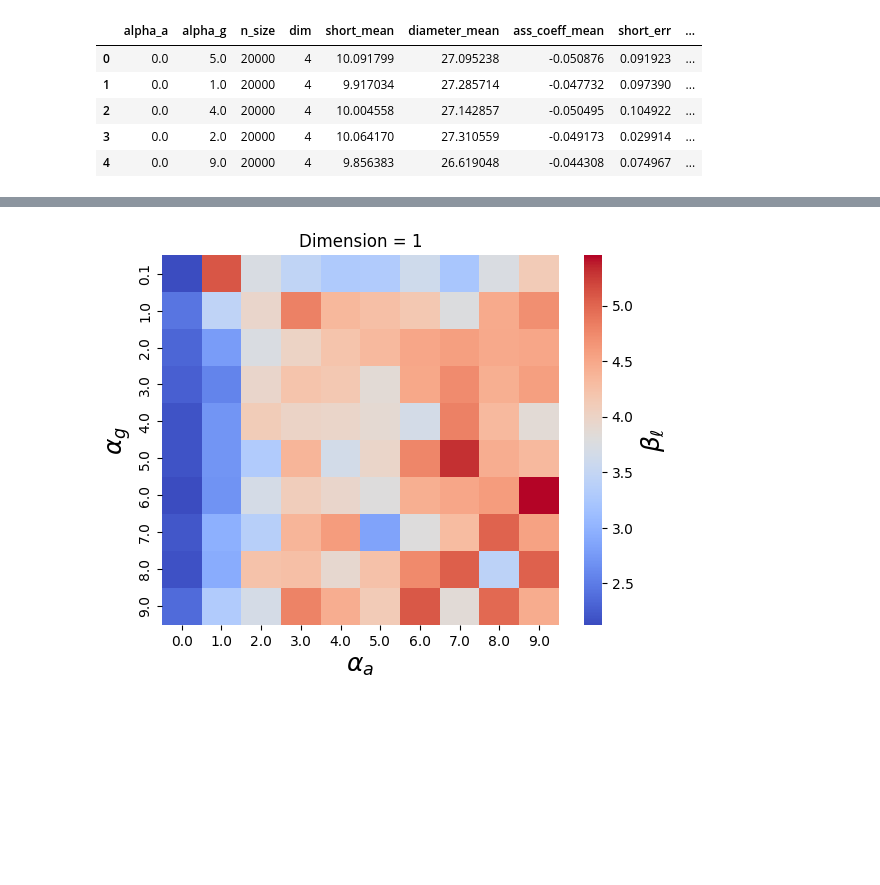
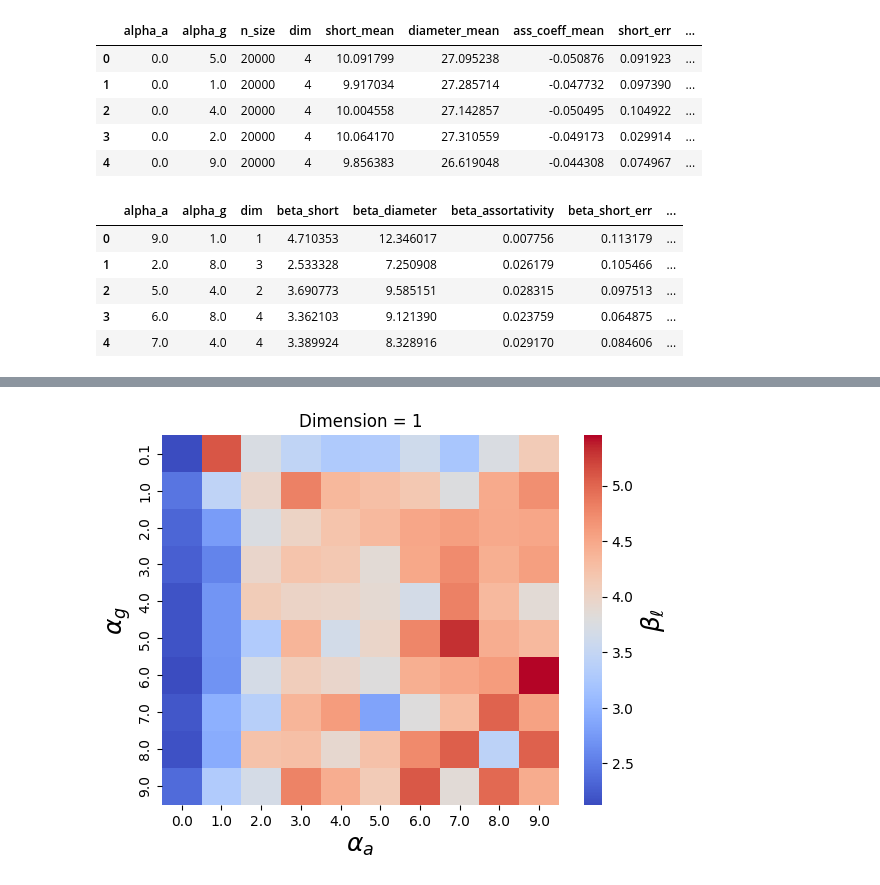
Before and after one commit to JuniorAlencar/TsallisNetwork, a Jupyter notebook: scripts/jupyter/surface_properties.ipynb, the cells around one changed output, grey strips where cells are left out. Cells and saved outputs as stored; diff of their text form; code cells hidden in the pictures; blank space fills up the shorter version.

```diff
--- a/scripts/jupyter/surface_properties.ipynb
+++ b/scripts/jupyter/surface_properties.ipynb
@@ -84,7 +110,14 @@ all_data_filter.head()
 # %%
 List_N = [5000, 10000, 20000, 40000]
 df = beta_all(all_data_filter, List_N)
-#df.sort_values(by='dim', key=lambda col: col.astype(float))
+df.head()
+# %% [output]
+|  | alpha_a | alpha_g | dim | beta_short | beta_diameter | beta_assortativity | beta_short_err | ... |
+| 0 | 9.0 | 1.0 | 1 | 4.710353 | 12.346017 | 0.007756 | 0.113179 | ... |
+| 1 | 2.0 | 8.0 | 3 | 2.533328 | 7.250908 | 0.026179 | 0.105466 | ... |
+| 2 | 5.0 | 4.0 | 2 | 3.690773 | 9.585151 | 0.028315 | 0.097513 | ... |
+| 3 | 6.0 | 8.0 | 4 | 3.362103 | 9.121390 | 0.023759 | 0.064875 | ... |
+| 4 | 7.0 | 4.0 | 4 | 3.389924 | 8.328916 | 0.029170 | 0.084606 | ... |
 # %%
 df_1d = df[df["dim"]==1]
 df_2d = df[df["dim"]==2]
```
Also changed, not shown: parts of 5 cells of this notebook, 2 other files.
